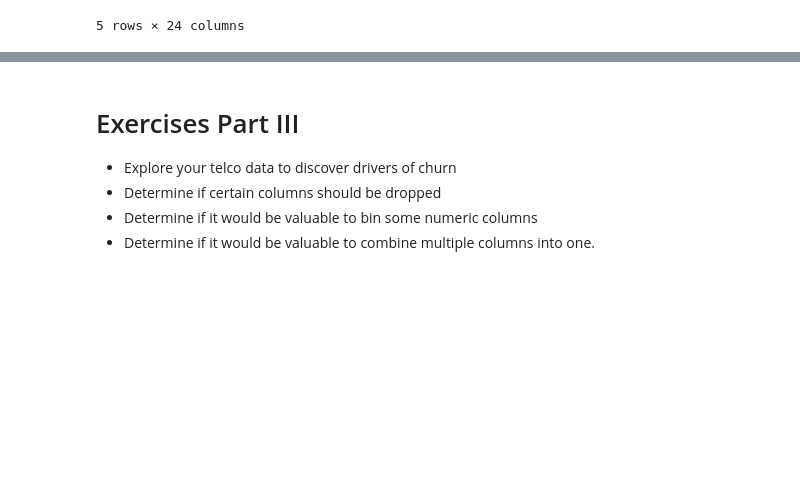
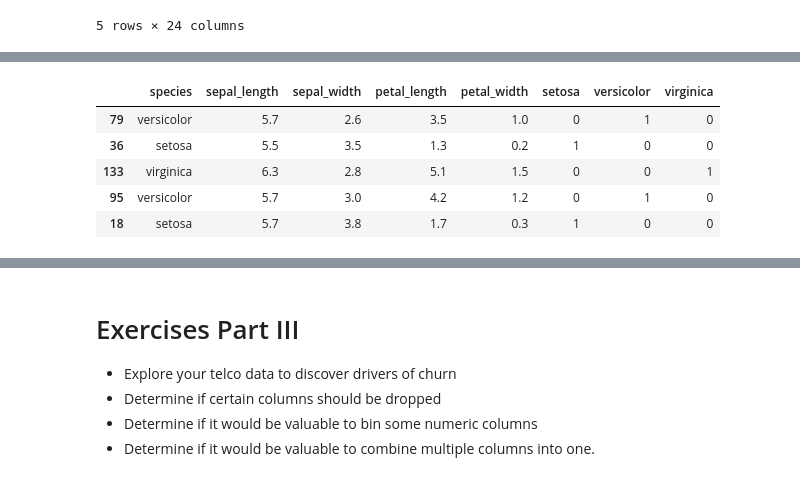
Before and after one commit to Severina7/classification_exercises, a Jupyter notebook: classification_exercises.ipynb, the cells around one changed output, grey strips where cells are left out. Saved outputs shown, nothing was run; the diff lists cells and outputs as text; code cells hidden in the pictures; blank space fills up the shorter version.

```diff
--- a/classification_exercises.ipynb
+++ b/classification_exercises.ipynb
@@ -590,0 +601,10 @@ telco.head()
+# %%
+train, validate, test = prepare.prep_iris(iris)
+train.head()
+# %% [output]
+|  | species | sepal_length | sepal_width | petal_length | petal_width | setosa | versicolor | virginica |
+| 79 | versicolor | 5.7 | 2.6 | 3.5 | 1.0 | 0 | 1 | 0 |
+| 36 | setosa | 5.5 | 3.5 | 1.3 | 0.2 | 1 | 0 | 0 |
+| 133 | virginica | 6.3 | 2.8 | 5.1 | 1.5 | 0 | 0 | 1 |
+| 95 | versicolor | 5.7 | 3.0 | 4.2 | 1.2 | 0 | 1 | 0 |
+| 18 | setosa | 5.7 | 3.8 | 1.7 | 0.3 | 1 | 0 | 0 |
```
Also changed, not shown: parts of 16 cells of this notebook.
